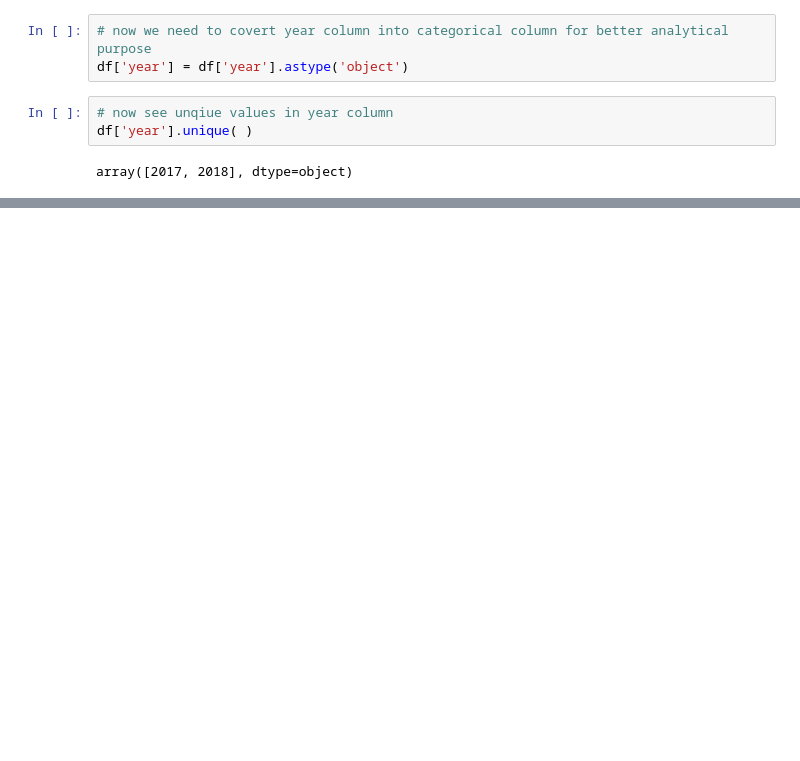
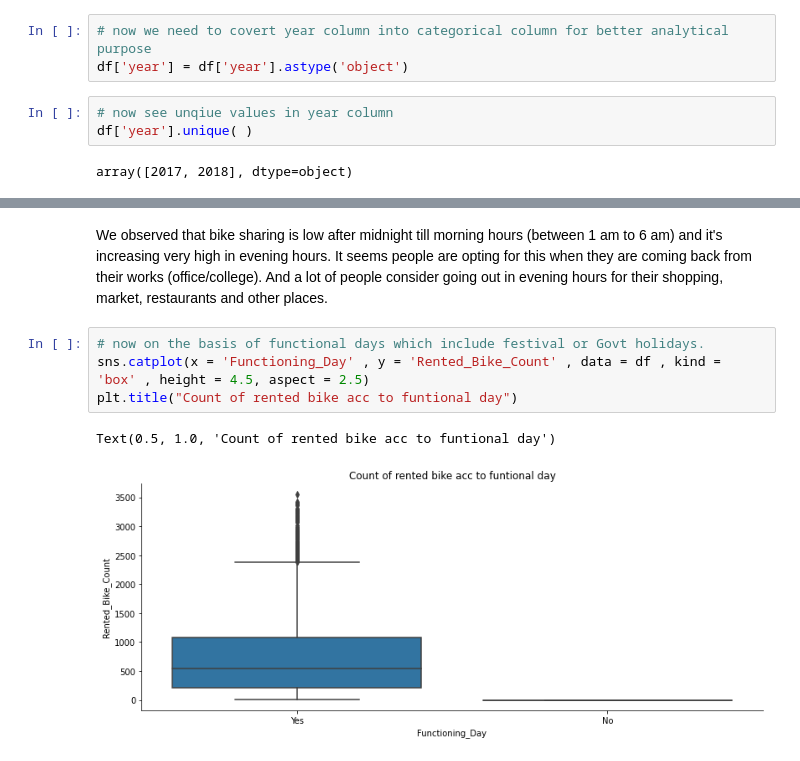
Before and after one commit to JayaVishwa/Bike_Sharing_Demand_Prediction, a Jupyter notebook: Bike_Sharing_Demand_Prediction_Capstone_Project.ipynb, the cells around one changed output, grey strips where cells are left out. Saved outputs shown, nothing was run; the diff lists cells and outputs as text; blank space fills up the shorter version.

```diff
--- a/Bike_Sharing_Demand_Prediction_Capstone_Project.ipynb
+++ b/Bike_Sharing_Demand_Prediction_Capstone_Project.ipynb
@@ -298,0 +337,10 @@ df= df.drop(columns = ['Date' , 'day_of_week' , 'year'] , axis =1 )
+# %% [markdown]
+We observed that bike sharing is low after midnight till morning hours (between 1 am to 6 am) and it's increasing very high in evening hours. It seems people are opting for this when they are coming back from their works (office/college).
+And a lot of people consider going out in evening hours for their shopping, market, restaurants and other places.
+# %%
+# now on the basis of functional days which include festival or Govt holidays.
+sns.catplot(x = 'Functioning_Day' , y = 'Rented_Bike_Count' , data = df , kind = 'box' , height = 4.5, aspect = 2.5)
+plt.title("Count of rented bike acc to funtional day")
+# %% [output]
+Text(0.5, 1.0, 'Count of rented bike acc to funtional day')
+[figure, added]
```
Also changed, not shown: parts of 96 cells of this notebook.
